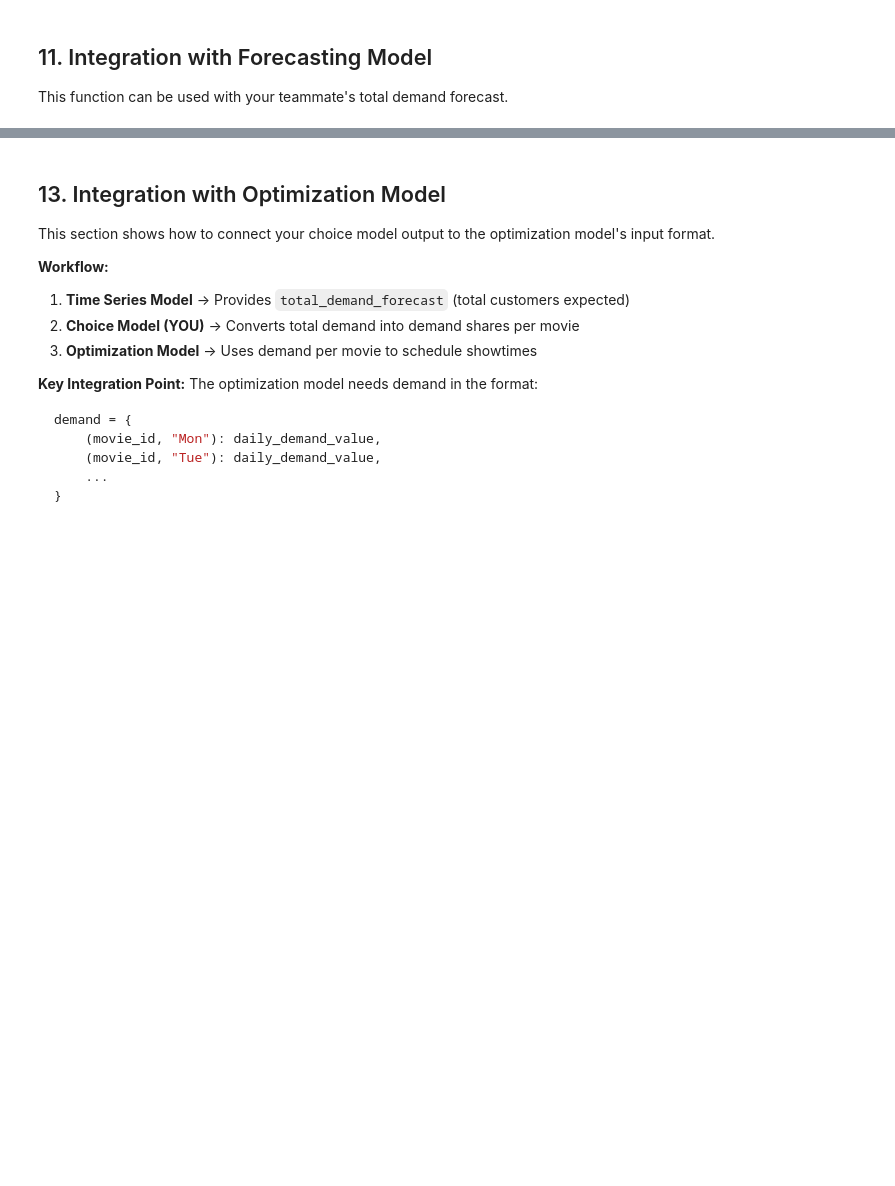
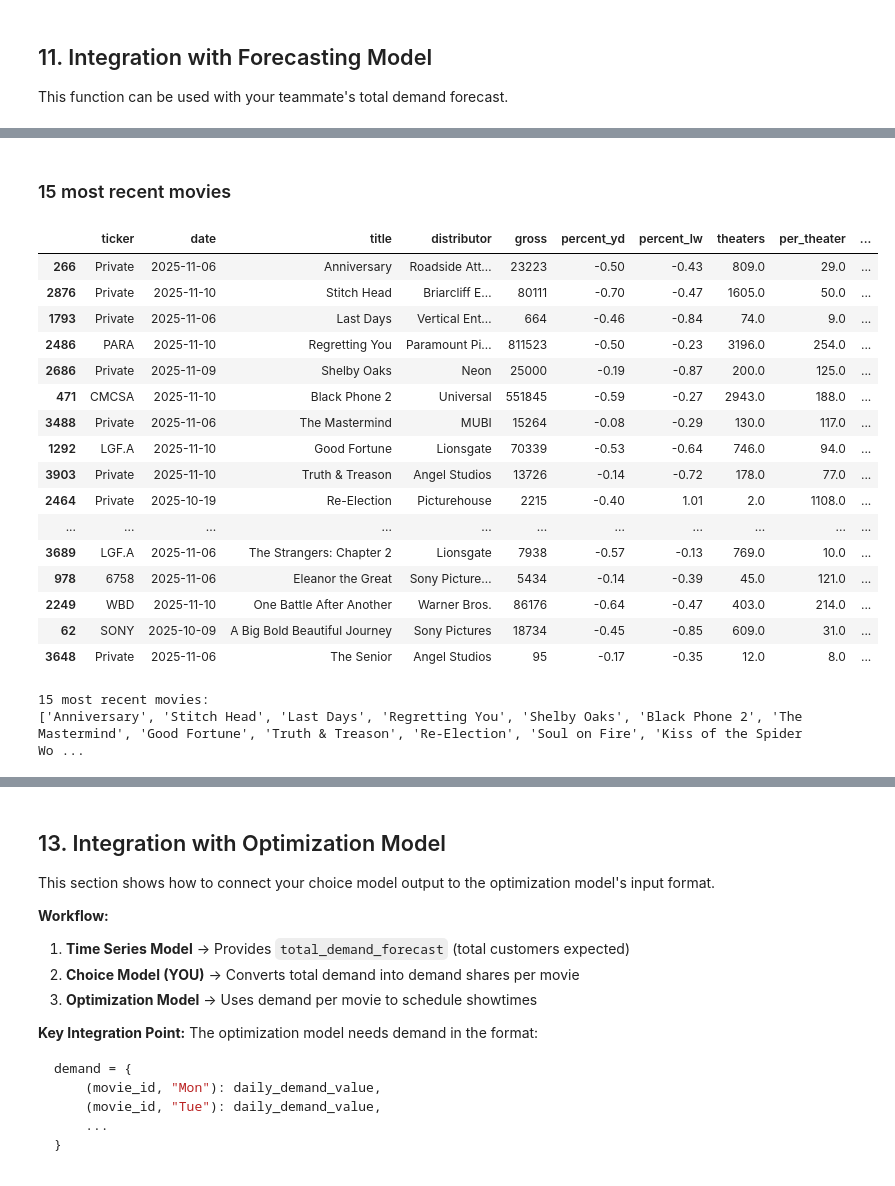
Before and after one commit to skrigel/cinema_by_the_numbers, a Jupyter notebook: predictions/choice_modeling.ipynb, the cells around one changed output, grey strips where cells are left out. Saved outputs shown, nothing was run; the diff lists cells and outputs as text; code cells hidden in the pictures; blank space fills up the shorter version.

```diff
--- a/predictions/choice_modeling.ipynb
+++ b/predictions/choice_modeling.ipynb
@@ -241,13 +241,13 @@ max     233.891200            16.136377    19.781737   100.000000     9.200000
 if 'average_daily_gross_adjusted_2024' in df_choice.columns:
     y = df_choice['average_daily_gross_adjusted_2024'].copy()
     target_name = 'average_daily_gross_adjusted_2024'
-elif 'total_gross_adjusted_2024' in df_choice.columns:
-    y = df_choice['total_gross_adjusted_2024'].copy()
-    target_name = 'total_gross_adjusted_2024'
-else:
-    # Fallback to revenue
-    y = df_choice['revenue_adjusted_2024'].copy()
-    target_name = 'revenue_adjusted_2024'
+# elif 'total_gross_adjusted_2024' in df_choice.columns:
+#     y = df_choice['total_gross_adjusted_2024'].copy()
+#     target_name = 'total_gross_adjusted_2024'
+# else:
+#     # Fallback to revenue
+#     y = df_choice['revenue_adjusted_2024'].copy()
+#     target_name = 'revenue_adjusted_2024'
 
 # Remove any missing values
 valid_mask = y.notna() & (y > 0)
@@ -956,0 +942,30 @@ Total Expected Demand: 50,000
+# %% [markdown]
+### 15 most recent movies
+# %%
+df_choice_clean.sort_values(by='release_date', ascending=False).head(20)
+# %% [output]
+|  | ticker | date | title | distributor | gross | percent_yd | percent_lw | theaters | per_theater | ... |
+| 266 | Private | 2025-11-06 | Anniversary | Roadside Att… | 23223 | -0.50 | -0.43 | 809.0 | 29.0 | ... |
+| 2876 | Private | 2025-11-10 | Stitch Head | Briarcliff E… | 80111 | -0.70 | -0.47 | 1605.0 | 50.0 | ... |
+| 1793 | Private | 2025-11-06 | Last Days | Vertical Ent… | 664 | -0.46 | -0.84 | 74.0 | 9.0 | ... |
+| 2486 | PARA | 2025-11-10 | Regretting You | Paramount Pi… | 811523 | -0.50 | -0.23 | 3196.0 | 254.0 | ... |
+| 2686 | Private | 2025-11-09 | Shelby Oaks | Neon | 25000 | -0.19 | -0.87 | 200.0 | 125.0 | ... |
+| 471 | CMCSA | 2025-11-10 | Black Phone 2 | Universal | 551845 | -0.59 | -0.27 | 2943.0 | 188.0 | ... |
+| 3488 | Private | 2025-11-06 | The Mastermind | MUBI | 15264 | -0.08 | -0.29 | 130.0 | 117.0 | ... |
+| 1292 | LGF.A | 2025-11-10 | Good Fortune | Lionsgate | 70339 | -0.53 | -0.64 | 746.0 | 94.0 | ... |
+| 3903 | Private | 2025-11-10 | Truth & Treason | Angel Studios | 13726 | -0.14 | -0.72 | 178.0 | 77.0 | ... |
+| 2464 | Private | 2025-10-19 | Re-Election | Picturehouse | 2215 | -0.40 | 1.01 | 2.0 | 1108.0 | ... |
+| ... | ... | ... | ... | ... | ... | ... | ... | ... | ... | ... |
+| 3689 | LGF.A | 2025-11-06 | The Strangers: Chapter 2 | Lionsgate | 7938 | -0.57 | -0.13 | 769.0 | 10.0 | ... |
+| 978 | 6758 | 2025-11-06 | Eleanor the Great | Sony Picture… | 5434 | -0.14 | -0.39 | 45.0 | 121.0 | ... |
+| 2249 | WBD | 2025-11-10 | One Battle After Another | Warner Bros. | 86176 | -0.64 | -0.47 | 403.0 | 214.0 | ... |
+| 62 | SONY | 2025-10-09 | A Big Bold Beautiful Journey | Sony Pictures | 18734 | -0.45 | -0.85 | 609.0 | 31.0 | ... |
+| 3648 | Private | 2025-11-06 | The Senior | Angel Studios | 95 | -0.17 | -0.35 | 12.0 | 8.0 | ... |
+# %%
+print("15 most recent movies: ")
+
+recent_movies = df_choice_clean.sort_values(by='release_date', ascending=False).head(15)
+print(recent_movies['title'].tolist())
+# %% [output]
+15 most recent movies:
+['Anniversary', 'Stitch Head', 'Last Days', 'Regretting You', 'Shelby Oaks', 'Black Phone 2', 'The Mastermind', 'Good Fortune', 'Truth & Treason', 'Re-Election', 'Soul on Fire', 'Kiss of the Spider Wo ...
```
Also changed, not shown: parts of 9 cells of this notebook, 5 other files.
